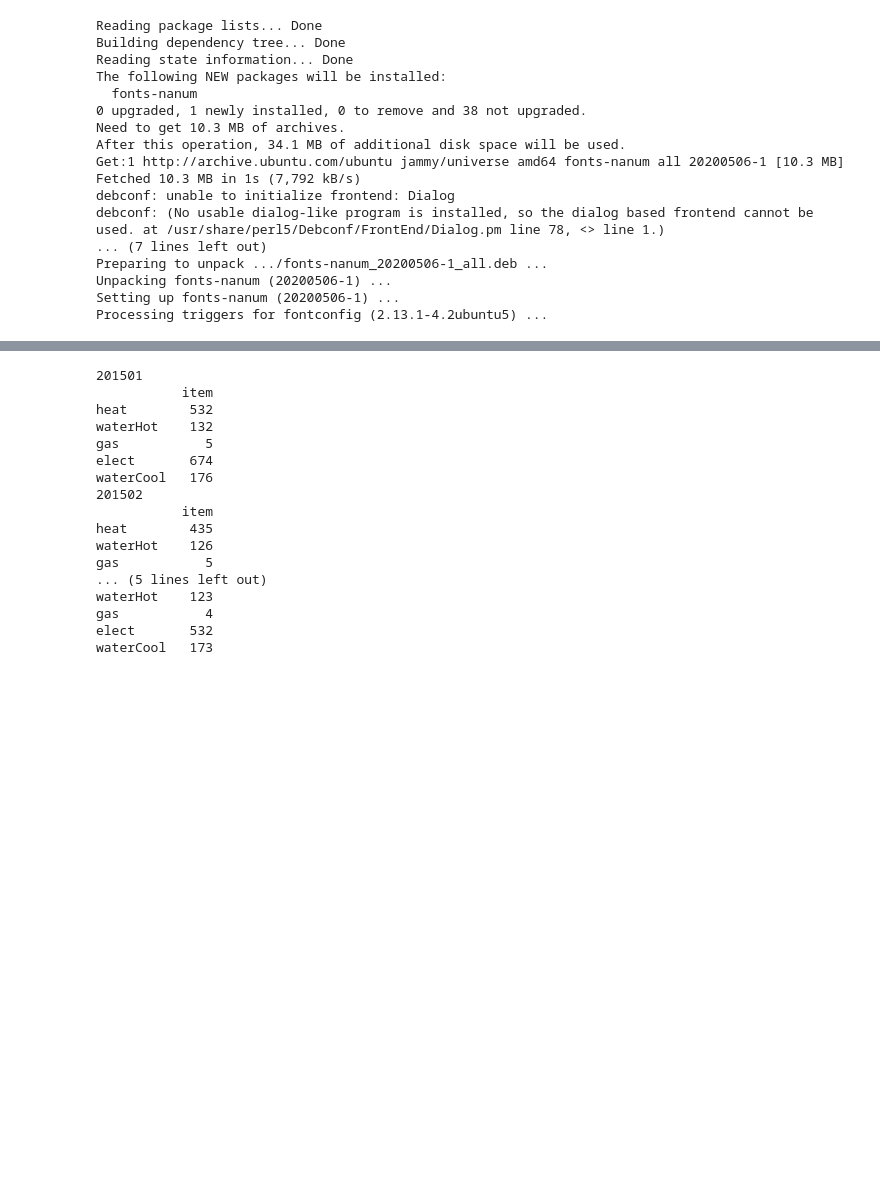
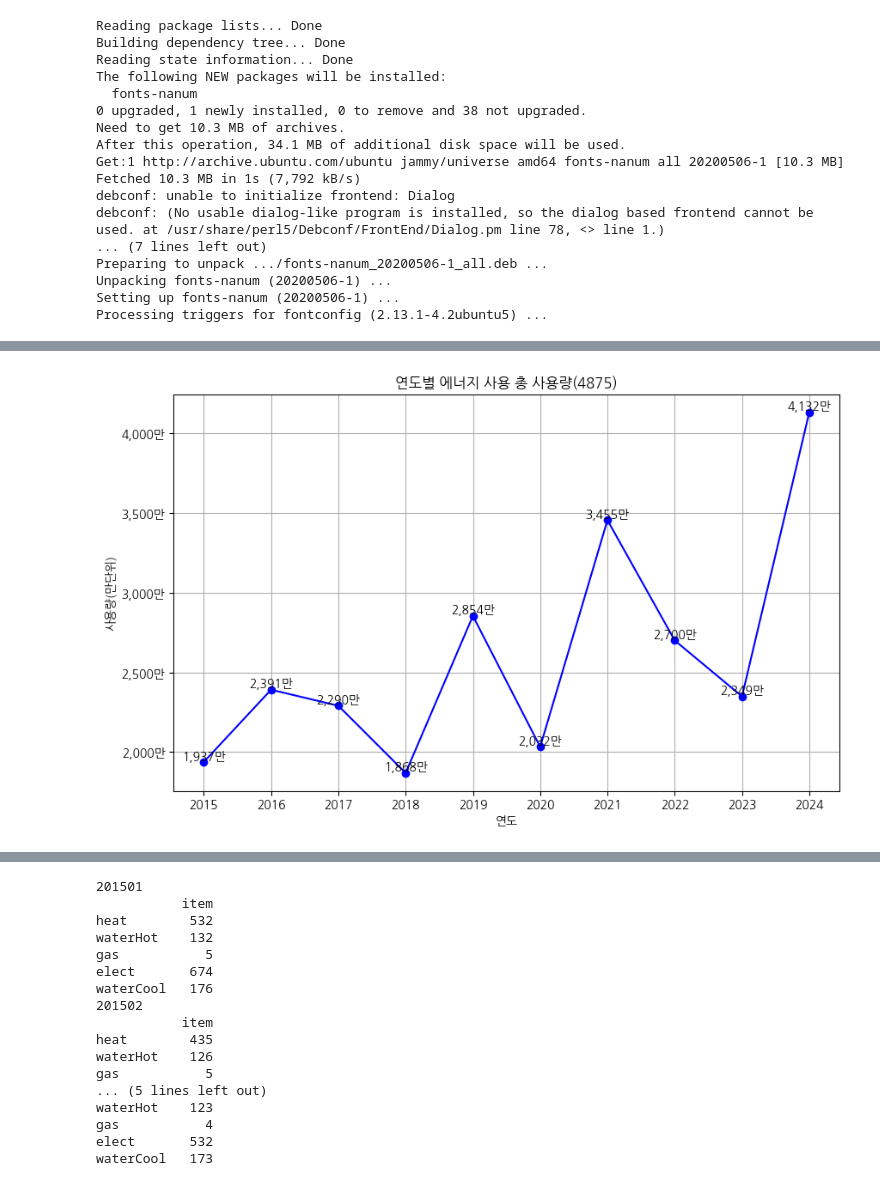
Before and after one commit to PilHyunPark/Data-Analysis-with-Open-Source, a Jupyter notebook: 문1_2.ipynb, the cells around one changed output, grey strips where cells are left out. Saved outputs shown, nothing was run; the diff lists cells and outputs as text; code cells hidden in the pictures; blank space fills up the shorter version.

```diff
--- a/문1_2.ipynb
+++ b/문1_2.ipynb
@@ -171,7 +171,6 @@ Unpacking fonts-nanum (20200506-1) ...
 Setting up fonts-nanum (20200506-1) ...
 Processing triggers for fontconfig (2.13.1-4.2ubuntu5) ...
 # %%
-# 3-1
 import missingno as msno
 import matplotlib.pyplot as plt
 from matplotlib.ticker import FuncFormatter
@@ -187,7 +186,7 @@ plt.rc('font', family='NanumGothic')
 yearsX = []
 valuesY = []
 # yearsX =['2015', '2016', '2017', '2018', '2019', '2020', '2021', '2022', '2023', '2024']
-# valuesY =[1937242642.263, 2391015220.35, 2290582132.857, 1868485903.443, 2854433083.176, 2032166353.616, 3455636697.416, 2700389680.108, 2349018269.901, 4132733801.904]
+# valuesY =[1937242642.2629998, 2391015220.35, 2290582132.857, 1868485903.443, 2854433083.1759996, 2032166353.616, 3455636697.4160004, 2700389680.108, 2349018269.901, 4132733801.904]
 
 for year in range(2015, 2025):
 
@@ -201,12 +200,17 @@ for year in range(2015, 2025):
 
         data = GetEnergyUseAmount(serchdDate)
         df = pd.DataFrame(data['energyUseDataSummaryInfo']['row'])
+        '''
         cdf =  df.loc[df['MM_TYPE'] == '개인', ['YEAR','MON','MM_TYPE','EUS','GUS','WUS','HUS']]
 
         cols = ['EUS', 'GUS', 'WUS', 'HUS']
         useSum = sum(cdf[col].apply(Decimal) for col in cols)
+        month_sum = useSum.sum()  # 한 달 총합
+        '''
 
-        month_sum = useSum.sum()  # 한 달 총합
+        cdf =  df.loc[df['MM_TYPE'] == '개인', ['EUS','GUS','WUS','HUS']]
+        month_sum = cdf.astype(float).sum(axis=1).sum()
+
         print(f"{year}년 {month}월={month_sum}")
 
         yearUseSum += month_sum
@@ -254 +258,63 @@ plt.grid(True)
 [figure]
+# %%
+# 3-1
+import missingno as msno
+import matplotlib.pyplot as plt
+from matplotlib.ticker import FuncFormatter
+import seaborn as sns
+import missingno as msno
+from decimal import Decimal
+
+def millions(x, pos):
+    return f"{int(x):,}만"  # 소수점 없이 천단위 콤마 + M
+
+pd.set_option('display.float_format', '{:,.3f}'.format)
+plt.rc('font', family='NanumGothic')
+
+all_data = []
+
+for year in range(2015, 2025):
+
+    useSum = 0
+    yearUseSum = 0
+
+    for month in range(1,13) :
+        serchdDate = str(year) + '/' + str(month).zfill(2)
+        year = serchdDate[0: 4]
+        month = serchdDate[5: 7]
+
+        data = GetEnergyUseAmount(serchdDate)
+        df = pd.DataFrame(data['energyUseDataSummaryInfo']['row'])
+
+        all_data.append(df)  # 리스트에 추가
+
+full_df = pd.concat(all_data, ignore_index=True)
+
+cols_to_sum = ['EUS','GUS','WUS','HUS']
+cdf = full_df[['YEAR','MM_TYPE'] + cols_to_sum].copy()
+
+# 숫자형으로 변환 (문자열인 경우)
+for col in cols_to_sum:
+    cdf[col] = pd.to_numeric(cdf[col], errors='coerce')
+
+result = cdf[cdf['MM_TYPE']=='개인'].groupby('YEAR')[cols_to_sum].sum().reset_index()
+
+result['Total'] = result[cols_to_sum].sum(axis=1)
+result['Total_million'] = result['Total'] / 1_000_000
+print(result[['YEAR','Total']])
+
+
+
+plt.figure(figsize=(10,6))
+plt.plot(result['YEAR'], result['Total_million'], marker='o', linestyle='-', color='blue')
+
+for x, y in zip(result['YEAR'], result['Total_million']):
+    plt.text(x, y, f"{int(y):,}만", fontsize=10, ha='center', va='bottom')
+
+plt.gca().yaxis.set_major_formatter(FuncFormatter(millions))
+
+plt.title("연도별 에너지 사용 총 사용량(4875)")
+plt.xlabel("연도")
+plt.ylabel("사용량(만단위)")
+plt.grid(True)
+# %% [output]
@@ -254,0 +332 @@ plt.grid(True)
+[figure, added]
```
Also changed, not shown: parts of 4 cells of this notebook.
